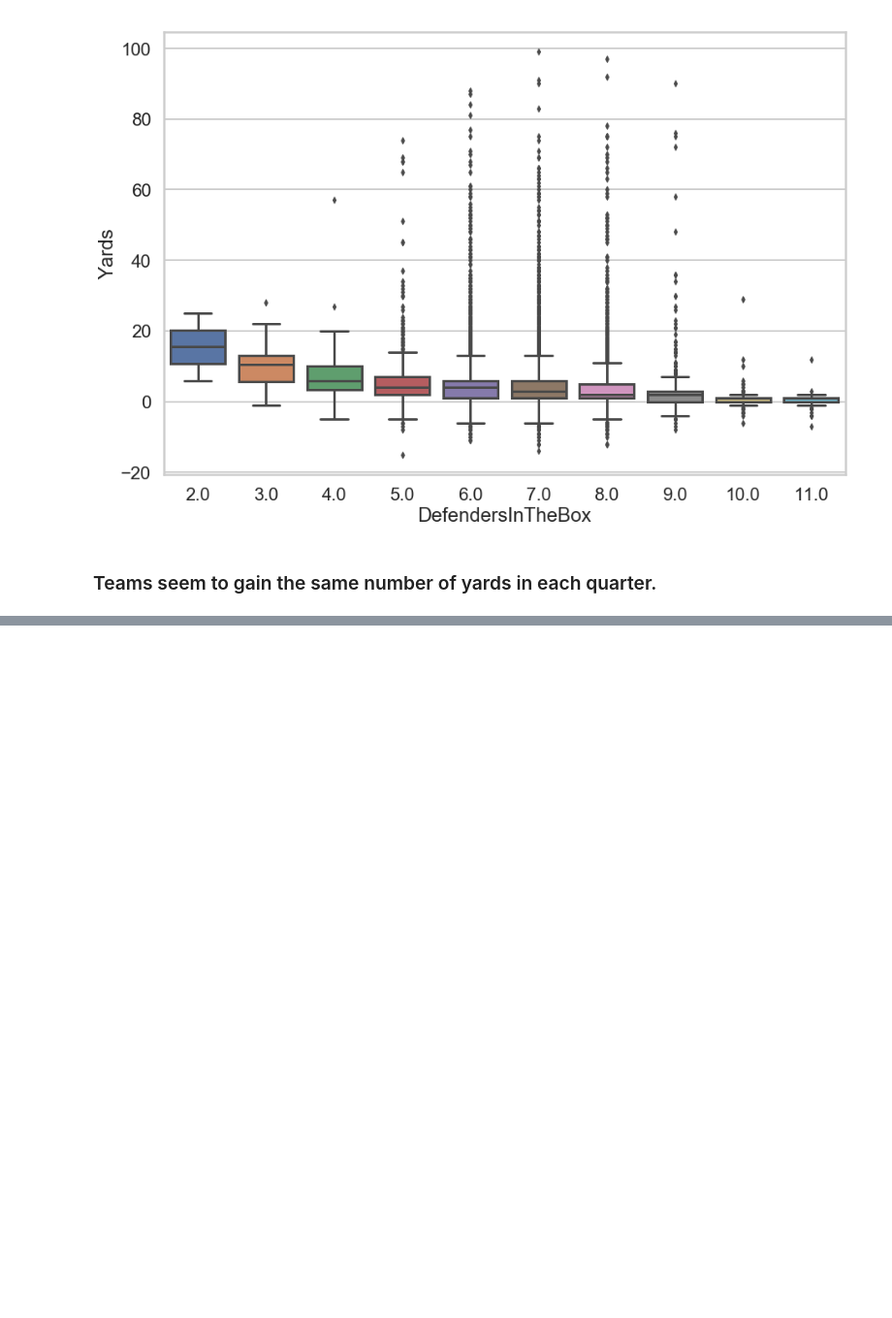
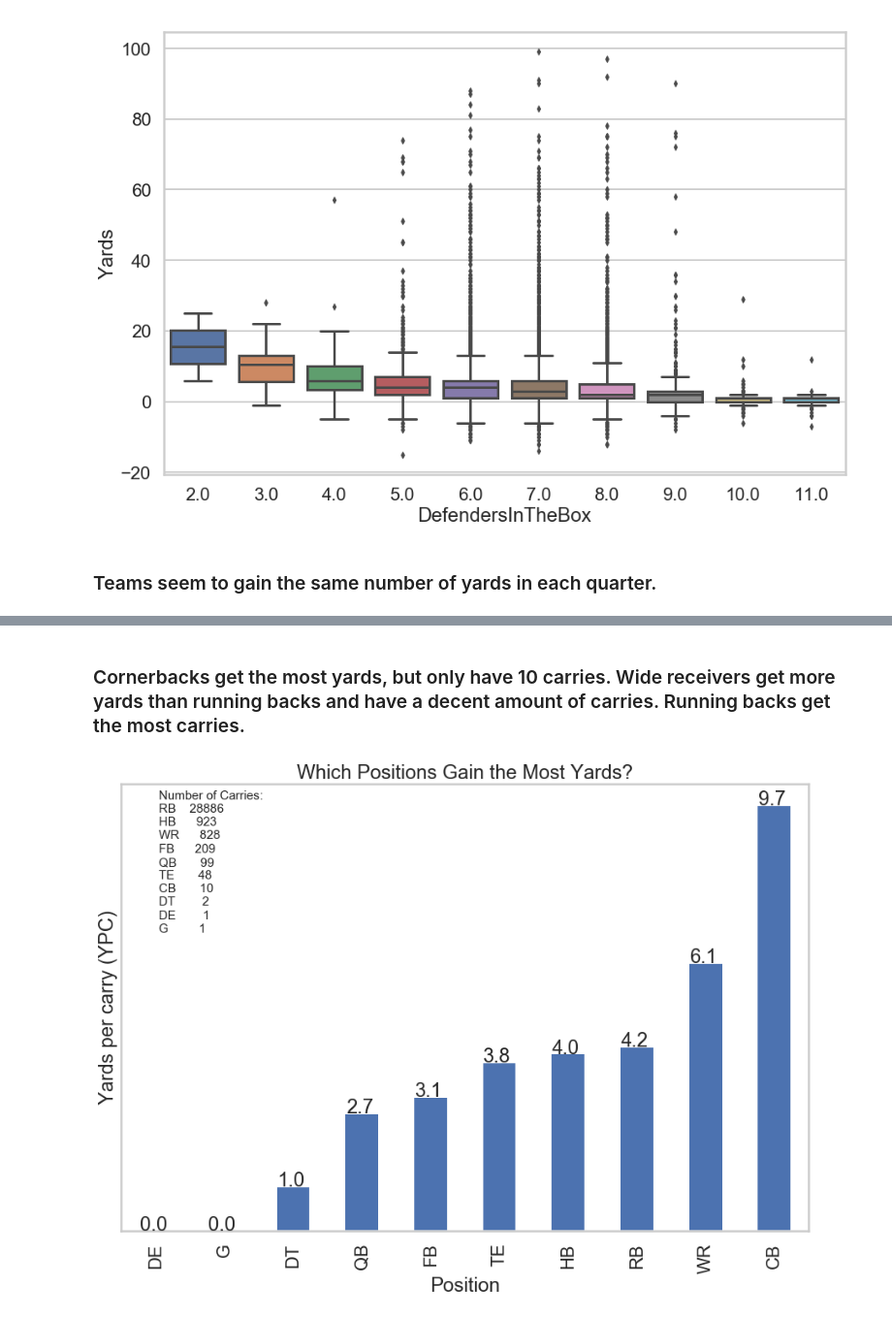
Before and after one commit to ted091020/Capstone-Project, a Jupyter notebook: DataStorytelling.ipynb, the cells around one changed output, grey strips where cells are left out. Shown at 97% size. Saved outputs shown, nothing was run; the diff lists cells and outputs as text; code cells hidden in the pictures; blank space fills up the shorter version.

```diff
--- a/DataStorytelling.ipynb
+++ b/DataStorytelling.ipynb
@@ -367,5 +348,0 @@ plt.show()
-# %%
-sns.set(rc={'axes.facecolor':'white'})
-plt.plot(plays_df['Dir_22'], plays_df['Yards'], marker='.', linestyle='none')
-plt.xticks([0, 90, 180, 270, 360])
-plt.show()
@@ -374,5 +348,0 @@ plt.show()
-# %%
-sns.set(rc={'axes.facecolor':'white'})
-plays_df.groupby('Dir_22')['Yards'].mean().plot(kind='area', stacked=False)
-plt.xticks([0, 90, 180, 270, 360])
-plt.show()
@@ -469,0 +373,18 @@ plt.show()
+# %% [markdown]
+### Cornerbacks get the most yards, but only have 10 carries. Wide receivers get more yards than running backs and have a decent amount of carries. Running backs get the most carries.
+# %%
+x = plays_df.groupby('Position_22')['Yards'].mean().sort_values()
+fig, ax = plt.subplots()
+x.plot(kind='bar')
+plt.grid(False)
+ax.set_yticks([])
+plt.xlabel('Position')
+plt.ylabel('Yards per carry (YPC)')
+plt.text(0.05,6.8, 'Number of Carries:\nRB    28886\nHB      923\nWR      828\nFB      209\nQB       99\nTE       48\nCB       10\nDT        2\nDE        1\nG         1', size=15)
+plt.title('Which Positions Gain the Most Yards?')
+for i, v in enumerate(x):
+    plt.text(i - 0.23, v, str(round(x[i], 1)))
+plt.savefig(r'C:\Users\Evan\Desktop\Capstone_Project\Images\positionVSyards.png')
+plt.show()
+# %% [output]
+[figure, added]
```
Also changed, not shown: parts of 59 cells of this notebook.
